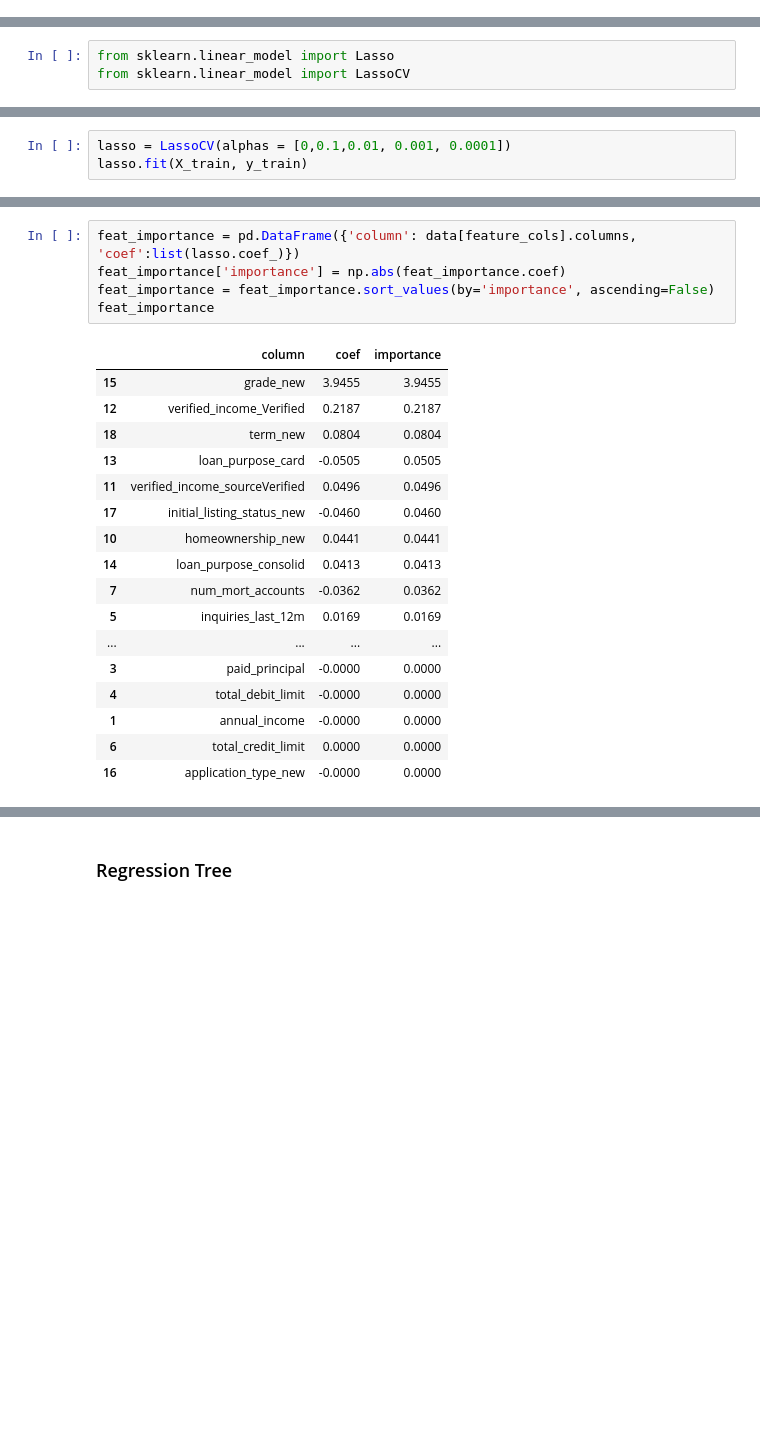
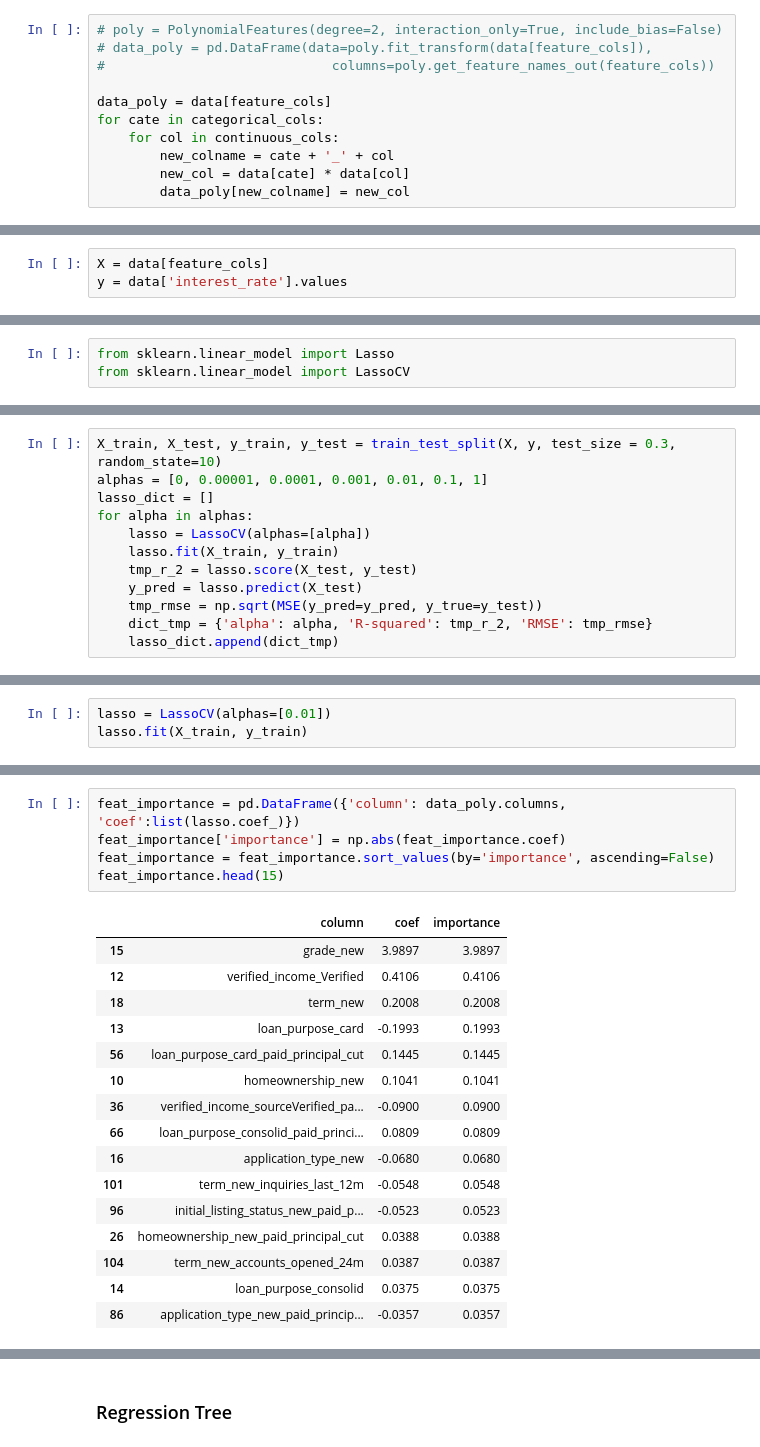
Before and after one commit to danielliu99/stout, a Jupyter notebook: Ri_Liu_Case_Study_1.ipynb, the cells around one changed output, grey strips where cells are left out. Drawn from its saved outputs; the diff is of its cells as text; blank space fills up the shorter version.

```diff
--- a/Ri_Liu_Case_Study_1.ipynb
+++ b/Ri_Liu_Case_Study_1.ipynb
@@ -673,0 +746,11 @@ RMSE:  1.142034911772287
+# %%
+# poly = PolynomialFeatures(degree=2, interaction_only=True, include_bias=False)
+# data_poly = pd.DataFrame(data=poly.fit_transform(data[feature_cols]),
+#                             columns=poly.get_feature_names_out(feature_cols))
+
+data_poly = data[feature_cols]
+for cate in categorical_cols:
+    for col in continuous_cols:
+        new_colname = cate + '_' + col
+        new_col = data[cate] * data[col]
+        data_poly[new_colname] = new_col
@@ -673,0 +776,3 @@ RMSE:  1.142034911772287
+# %%
+X = data[feature_cols]
+y = data['interest_rate'].values
@@ -680,0 +790,12 @@ X_train, X_test, y_train, y_test = train_test_split(X, y, test_size = 0.3, rando
+# %%
+X_train, X_test, y_train, y_test = train_test_split(X, y, test_size = 0.3, random_state=10)
+alphas = [0, 0.00001, 0.0001, 0.001, 0.01, 0.1, 1]
+lasso_dict = []
+for alpha in alphas:
+    lasso = LassoCV(alphas=[alpha])
+    lasso.fit(X_train, y_train)
+    tmp_r_2 = lasso.score(X_test, y_test)
+    y_pred = lasso.predict(X_test)
+    tmp_rmse = np.sqrt(MSE(y_pred=y_pred, y_true=y_test))
+    dict_tmp = {'alpha': alpha, 'R-squared': tmp_r_2, 'RMSE': tmp_rmse}
+    lasso_dict.append(dict_tmp)
@@ -681,4 +813,4 @@ X_train, X_test, y_train, y_test = train_test_split(X, y, test_size = 0.3, rando
 # %%
-lasso = LassoCV(alphas = [0,0.1,0.01, 0.001, 0.0001])
+lasso = LassoCV(alphas=[0.01])
 lasso.fit(X_train, y_train)
 # %% [output]
@@ -715,23 +842,22 @@ Text(0, 0.5, 'Residuals')
 # %%
-feat_importance = pd.DataFrame({'column': data[feature_cols].columns, 'coef':list(lasso.coef_)})
+feat_importance = pd.DataFrame({'column': data_poly.columns, 'coef':list(lasso.coef_)})
 feat_importance['importance'] = np.abs(feat_importance.coef)
 feat_importance = feat_importance.sort_values(by='importance', ascending=False)
-feat_importance
+feat_importance.head(15)
 # %% [output]
 |  | column | coef | importance |
-| 15 | grade_new | 3.9455 | 3.9455 |
-| 12 | verified_income_Verified | 0.2187 | 0.2187 |
-| 18 | term_new | 0.0804 | 0.0804 |
-| 13 | loan_purpose_card | -0.0505 | 0.0505 |
-| 11 | verified_income_sourceVerified | 0.0496 | 0.0496 |
-| 17 | initial_listing_status_new | -0.0460 | 0.0460 |
-| 10 | homeownership_new | 0.0441 | 0.0441 |
-| 14 | loan_purpose_consolid | 0.0413 | 0.0413 |
-| 7 | num_mort_accounts | -0.0362 | 0.0362 |
-| 5 | inquiries_last_12m | 0.0169 | 0.0169 |
-| ... | ... | ... | ... |
-| 3 | paid_principal | -0.0000 | 0.0000 |
-| 4 | total_debit_limit | -0.0000 | 0.0000 |
-| 1 | annual_income | -0.0000 | 0.0000 |
-| 6 | total_credit_limit | 0.0000 | 0.0000 |
-| 16 | application_type_new | -0.0000 | 0.0000 |
+| 15 | grade_new | 3.9897 | 3.9897 |
+| 12 | verified_income_Verified | 0.4106 | 0.4106 |
+| 18 | term_new | 0.2008 | 0.2008 |
+| 13 | loan_purpose_card | -0.1993 | 0.1993 |
+| 56 | loan_purpose_card_paid_principal_cut | 0.1445 | 0.1445 |
+| 10 | homeownership_new | 0.1041 | 0.1041 |
+| 36 | verified_income_sourceVerified_pa... | -0.0900 | 0.0900 |
+| 66 | loan_purpose_consolid_paid_princi... | 0.0809 | 0.0809 |
+| 16 | application_type_new | -0.0680 | 0.0680 |
+| 101 | term_new_inquiries_last_12m | -0.0548 | 0.0548 |
+| 96 | initial_listing_status_new_paid_p... | -0.0523 | 0.0523 |
+| 26 | homeownership_new_paid_principal_cut | 0.0388 | 0.0388 |
+| 104 | term_new_accounts_opened_24m | 0.0387 | 0.0387 |
+| 14 | loan_purpose_consolid | 0.0375 | 0.0375 |
+| 86 | application_type_new_paid_princip... | -0.0357 | 0.0357 |
```
Also changed, not shown: parts of 58 cells of this notebook.
